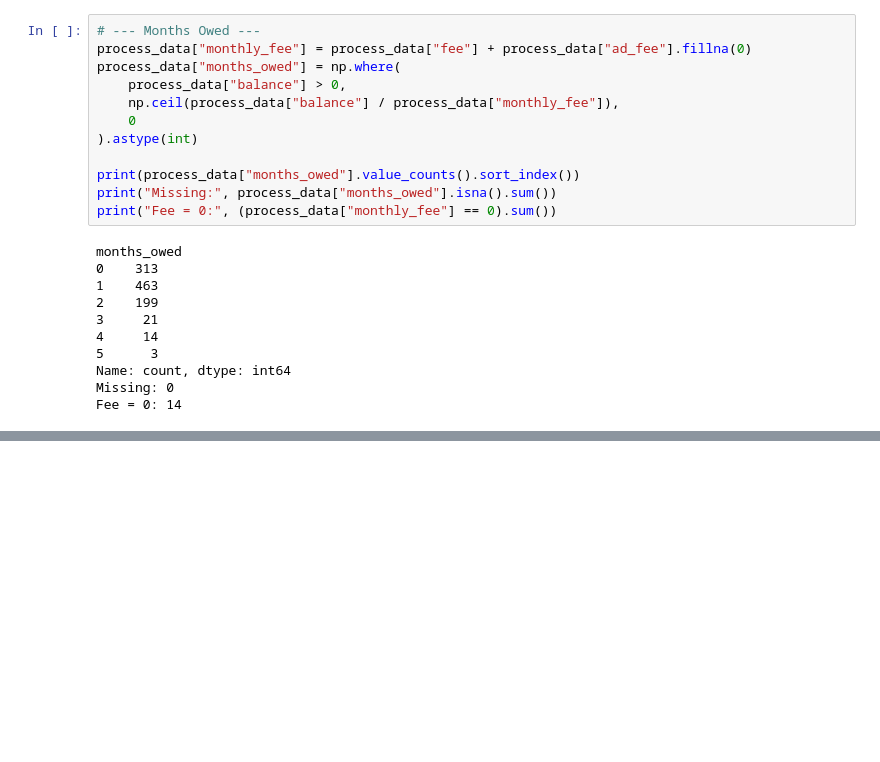
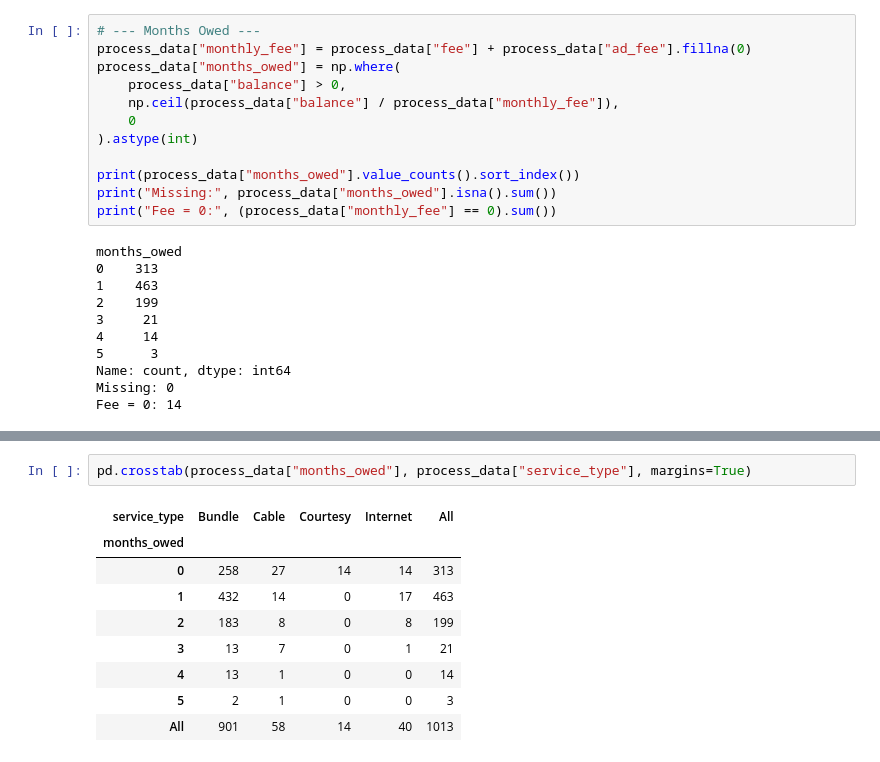
Before and after one commit to mafs794/payments-statistical-techniques-ca1, a Jupyter notebook: ca1.ipynb, the cells around one changed output, grey strips where cells are left out. Cells and saved outputs as stored; diff of their text form; blank space fills up the shorter version.

```diff
--- a/ca1.ipynb
+++ b/ca1.ipynb
@@ -299,0 +407,12 @@ process_data.shape
+# %%
+pd.crosstab(process_data["months_owed"], process_data["service_type"], margins=True)
+# %% [output]
+| service_type | Bundle | Cable | Courtesy | Internet | All |
+| months_owed |  |  |  |  |  |
+| 0 | 258 | 27 | 14 | 14 | 313 |
+| 1 | 432 | 14 | 0 | 17 | 463 |
+| 2 | 183 | 8 | 0 | 8 | 199 |
+| 3 | 13 | 7 | 0 | 1 | 21 |
+| 4 | 13 | 1 | 0 | 0 | 14 |
+| 5 | 2 | 1 | 0 | 0 | 3 |
+| All | 901 | 58 | 14 | 40 | 1013 |
```
Also changed, not shown: parts of 20 cells of this notebook.
